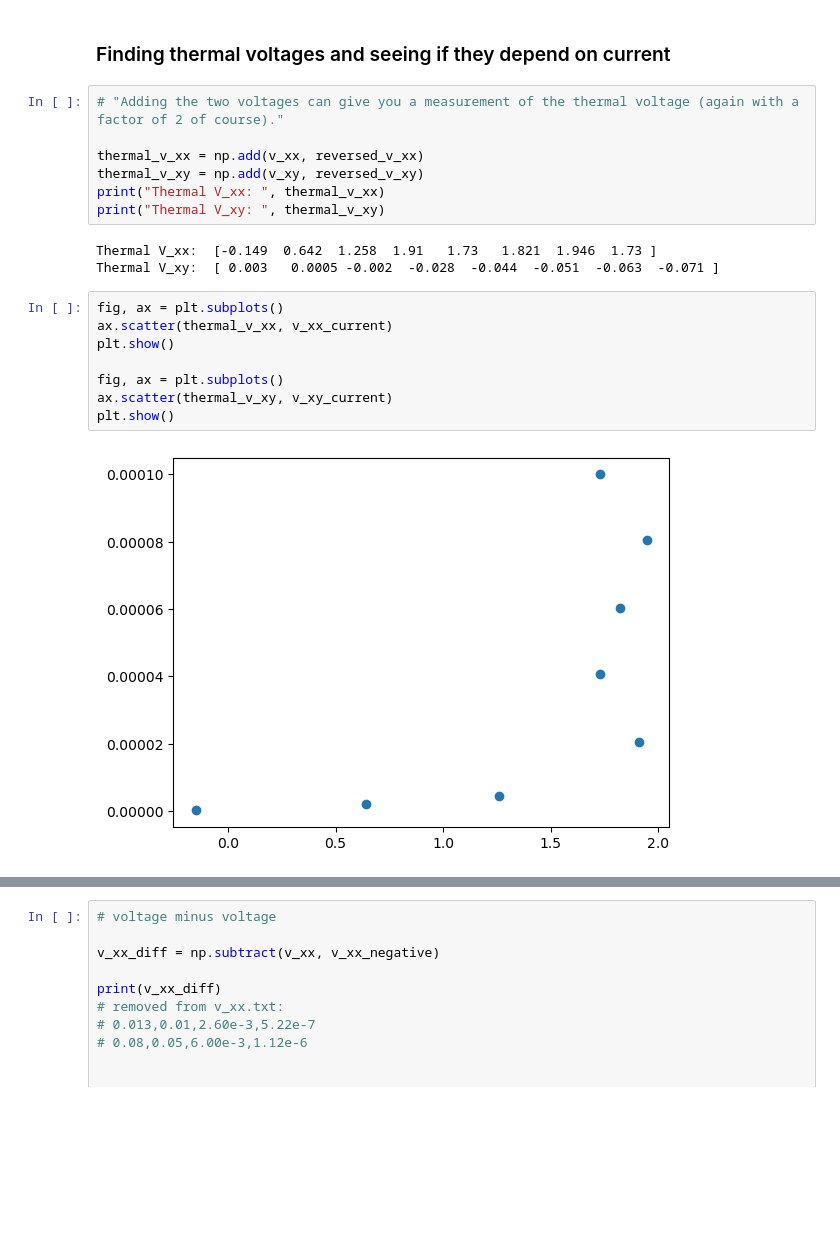
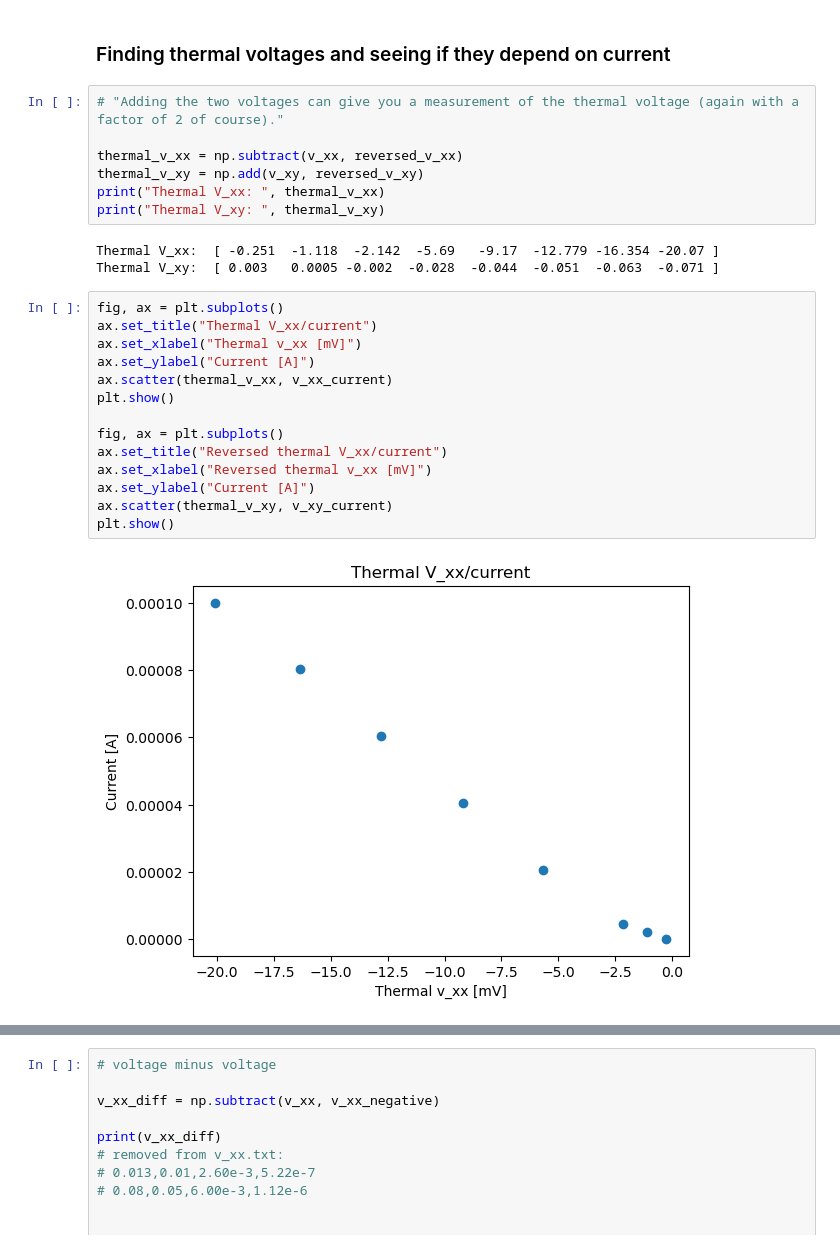
Before and after one commit to arielsmyri/phys_p_451, a Jupyter notebook: hall_effect_intro_lab/Untitled-1.ipynb, the cells around one changed output, grey strips where cells are left out. Saved outputs shown, nothing was run; the diff lists cells and outputs as text; blank space fills up the shorter version.

```diff
--- a/hall_effect_intro_lab/Untitled-1.ipynb
+++ b/hall_effect_intro_lab/Untitled-1.ipynb
@@ -111,20 +158,26 @@ plt.show()
 # %%
 # "Adding the two voltages can give you a measurement of the thermal voltage (again with a factor of 2 of course)."
 
-thermal_v_xx = np.add(v_xx, reversed_v_xx)
+thermal_v_xx = np.subtract(v_xx, reversed_v_xx)
 thermal_v_xy = np.add(v_xy, reversed_v_xy)
 print("Thermal V_xx: ", thermal_v_xx)
 print("Thermal V_xy: ", thermal_v_xy)
 # %% [output]
-Thermal V_xx:  [-0.149  0.642  1.258  1.91   1.73   1.821  1.946  1.73 ]
+Thermal V_xx:  [ -0.251  -1.118  -2.142  -5.69   -9.17  -12.779 -16.354 -20.07 ]
 Thermal V_xy:  [ 0.003   0.0005 -0.002  -0.028  -0.044  -0.051  -0.063  -0.071 ]
 # %%
 fig, ax = plt.subplots()
+ax.set_title("Thermal V_xx/current")
+ax.set_xlabel("Thermal v_xx [mV]")
+ax.set_ylabel("Current [A]")
 ax.scatter(thermal_v_xx, v_xx_current)
 plt.show()
 
 fig, ax = plt.subplots()
+ax.set_title("Reversed thermal V_xx/current")
+ax.set_xlabel("Reversed thermal v_xx [mV]")
+ax.set_ylabel("Current [A]")
 ax.scatter(thermal_v_xy, v_xy_current)
 plt.show()
 # %% [output]
-[figure, old version]
+[figure, new version]
```
Also changed, not shown: parts of 8 cells of this notebook, 16 other files.
